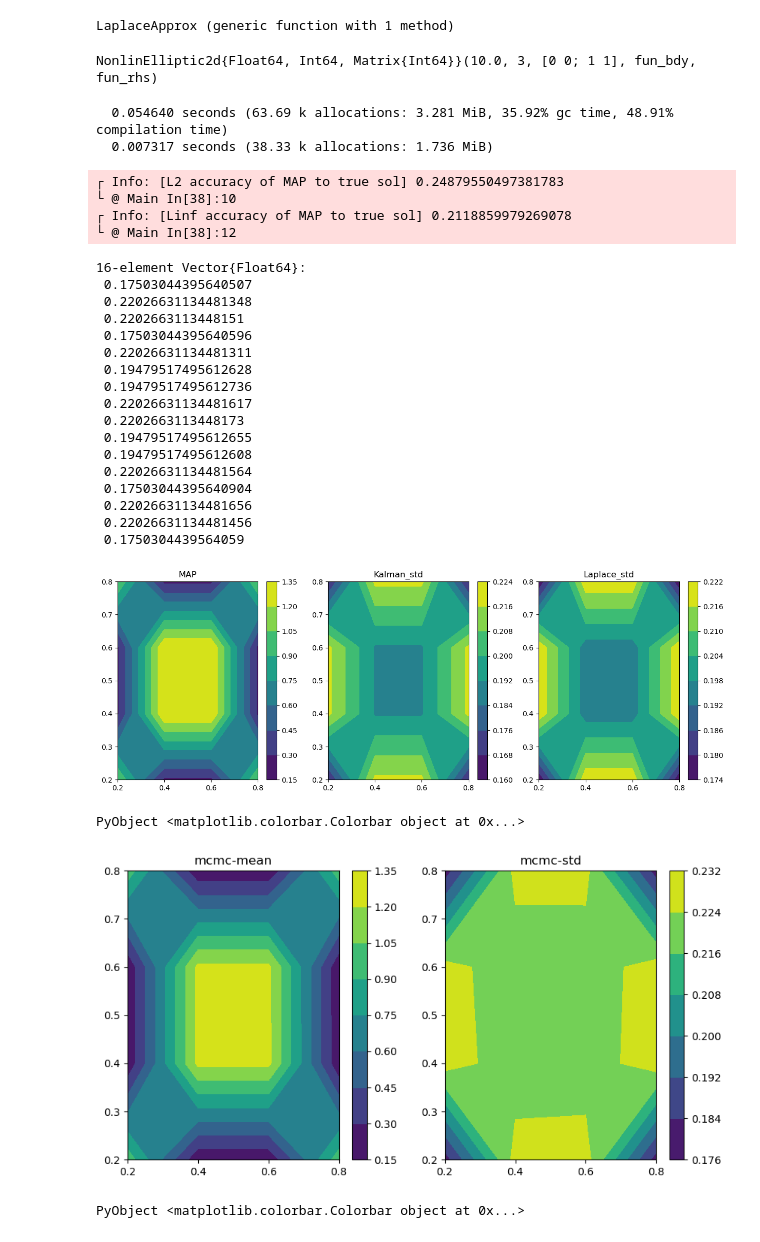
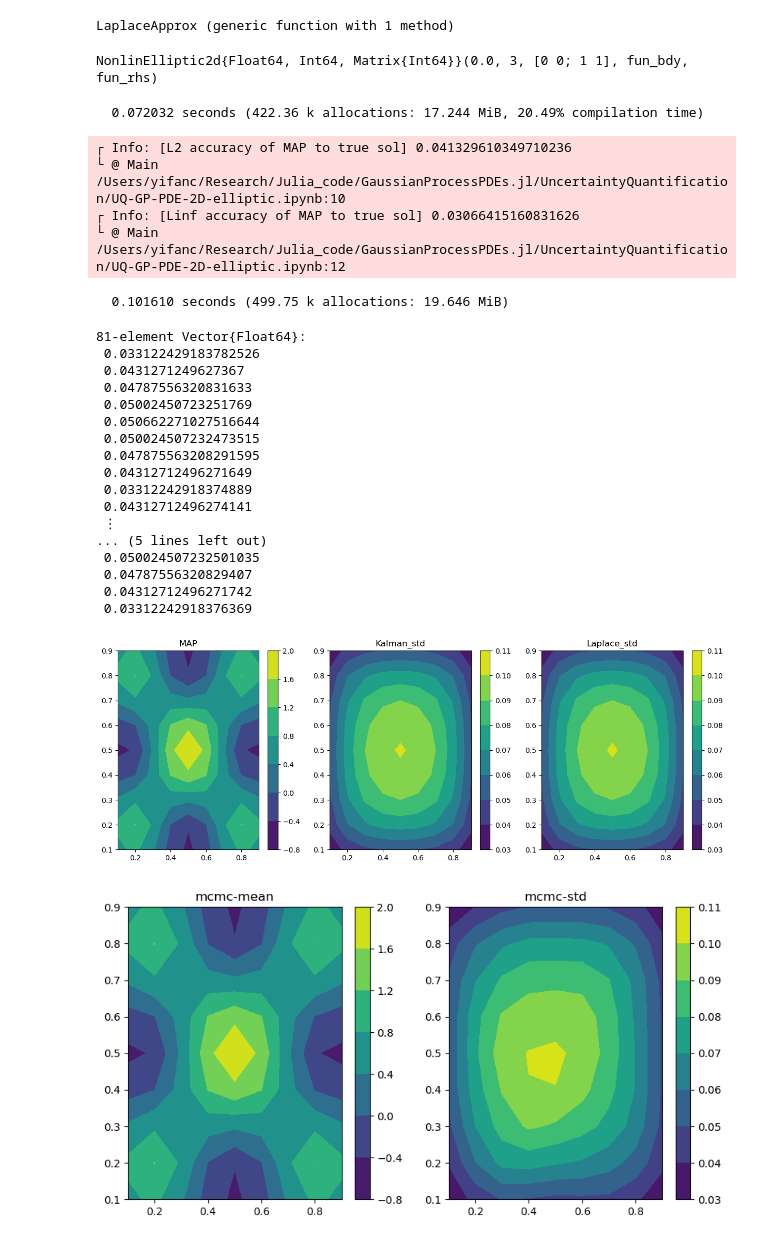
Before and after one commit to yifanc96/GaussianProcessPDEs, a Jupyter notebook: UncertaintyQuantification/UQ-GP-PDE-2D-elliptic.ipynb, the cells around one changed output. Cells and saved outputs as stored; diff of their text form; code cells hidden in the pictures.

```diff
--- a/UncertaintyQuantification/UQ-GP-PDE-2D-elliptic.ipynb
+++ b/UncertaintyQuantification/UQ-GP-PDE-2D-elliptic.ipynb
@@ -247,11 +247,11 @@ end
 # %% [output]
 LaplaceApprox (generic function with 1 method)
 # %%
-α = 10.0
+α = 0.0
 m = 3
 Ω = [[0,1] [0,1]]
-h_in = 0.2
-h_bd = 0.2
+h_in = 0.1
+h_bd = 0.1
 lengthscale = 0.3
 kernel = "Matern7alf"
 cov = MaternCovariance7_2(lengthscale)
@@ -275,7 +275,7 @@ end
 
 eqn = NonlinElliptic2d(α,m,Ω,fun_bdy,fun_rhs)
 # %% [output]
-NonlinElliptic2d{Float64, Int64, Matrix{Int64}}(10.0, 3, [0 0; 1 1], fun_bdy, fun_rhs)
+NonlinElliptic2d{Float64, Int64, Matrix{Int64}}(0.0, 3, [0 0; 1 1], fun_bdy, fun_rhs)
 # %%
 X_domain, X_boundary = sample_points_grid(eqn, h_in, h_bd)
 N_domain = size(X_domain,2)
@@ -295,29 +295,29 @@ sol_std_Kalman = [sqrt(abs(KalmanLaplace_postvar[i,i])) for i in 1:N_domain]
 @time MAP_Laplace, Laplace_postvar = LaplaceApprox(eqn, cov, X_domain, X_boundary, sol_init, noise_var_int, noise_var_bd, GNsteps)
 sol_std = [sqrt(abs(Laplace_postvar[i,i])) for i in 1:N_domain]
 # %% [output]
-  0.054640 seconds (63.69 k allocations: 3.281 MiB, 35.92% gc time, 48.91% compilation time)
-  0.007317 seconds (38.33 k allocations: 1.736 MiB)
+  0.072032 seconds (422.36 k allocations: 17.244 MiB, 20.49% compilation time)
-┌ Info: [L2 accuracy of MAP to true sol] 0.24879550497381783
-└ @ Main In[38]:10
-┌ Info: [Linf accuracy of MAP to true sol] 0.2118859979269078
-└ @ Main In[38]:12
+┌ Info: [L2 accuracy of MAP to true sol] 0.041329610349710236
+└ @ Main /Users/yifanc/Research/Julia_code/GaussianProcessPDEs.jl/UncertaintyQuantification/UQ-GP-PDE-2D-elliptic.ipynb:10
+┌ Info: [Linf accuracy of MAP to true sol] 0.03066415160831626
+└ @ Main /Users/yifanc/Research/Julia_code/GaussianProcessPDEs.jl/UncertaintyQuantification/UQ-GP-PDE-2D-elliptic.ipynb:12
-16-element Vector{Float64}:
- 0.17503044395640507
- 0.22026631134481348
- 0.2202663113448151
- 0.17503044395640596
- 0.22026631134481311
- 0.19479517495612628
- 0.19479517495612736
- 0.22026631134481617
- 0.2202663113448173
- 0.19479517495612655
- 0.19479517495612608
- 0.22026631134481564
- 0.17503044395640904
- 0.22026631134481656
- 0.22026631134481456
- 0.1750304439564059
+  0.101610 seconds (499.75 k allocations: 19.646 MiB)
+81-element Vector{Float64}:
+ 0.033122429183782526
+ 0.0431271249627367
+ 0.04787556320831633
+ 0.05002450723251769
+ 0.050662271027516644
+ 0.050024507232473515
+ 0.047875563208291595
+ 0.04312712496271649
+ 0.03312242918374889
+ 0.04312712496274141
+ ⋮
+... (5 lines left out)
+ 0.050024507232501035
+ 0.04787556320829407
+ 0.04312712496271742
+ 0.03312242918376369
 # %%
 fig_approx = figure(figsize=(15, 5))
 Nh = convert(Int64, 1/h_in-1)
@@ -334,32 +334,35 @@ contourf(reshape(X_domain[1,:],Nh,Nh), reshape(X_domain[2,:],Nh,Nh), reshape(sol
 title("Laplace_std")
 colorbar()
 # legend()
+display(gcf())
 # %% [output]
-[figure, old version]
+[figure, new version]
-PyObject <matplotlib.colorbar.Colorbar object at 0x...>
 # %%
 emcee_ite = 10^5
 log_post, hessian_log_post = hessian_log_post_GP_PDE(eqn, cov, X_domain, X_boundary; nugget = 1e-14)
-ensemble_size = 10*N_domain
+ensemble_size = 200
 θ0 = zeros(ensemble_size, N_domain)
 for i in 1:ensemble_size
-    θ0[i,:] = MAP + rand(Normal(0,1), N_domain)
+    θ0[i,:] = MAP + rand(Normal(0,3), N_domain)
 end
 emcee_samples = emcee_Run(log_post, θ0, emcee_ite)
 print("")
 # %%
-mean_emcmc = mean(emcee_samples[emcee_ite÷4:end,:,:], dims=[1,2])
-std_emcmc = std(emcee_samples[emcee_ite÷4:end,:,:], dims=[1,2])
+# mean_emcmc = mean(emcee_samples[emcee_ite÷4:end,:,:], dims=[1,2])
+# std_emcmc = std(emcee_samples[emcee_ite÷4:end,:,:], dims=[1,2])
+
+mean_emcmc = mean(emcee_samples[end-10:end,:,:], dims=[1,2])
+std_emcmc = std(emcee_samples[end-10:end,:,:], dims=[1,2])
 fig_approx = figure(figsize=(10, 5))
 Nh = convert(Int64, 1/h_in-1)
 subplot(121)
 contourf(reshape(X_domain[1,:],Nh,Nh), reshape(X_domain[2,:],Nh,Nh), reshape(mean_emcmc[:],Nh,Nh), label = "mcmc-mean")
 title("mcmc-mean")
 colorbar()
 subplot(122)
 contourf(reshape(X_domain[1,:],Nh,Nh), reshape(X_domain[2,:],Nh,Nh), reshape(std_emcmc[:],Nh,Nh), label = "mcmc-std")
 title("mcmc-std")
 colorbar()
+display(gcf())
 # %% [output]
-[figure, old version]
+[figure, new version]
-PyObject <matplotlib.colorbar.Colorbar object at 0x...>
```
